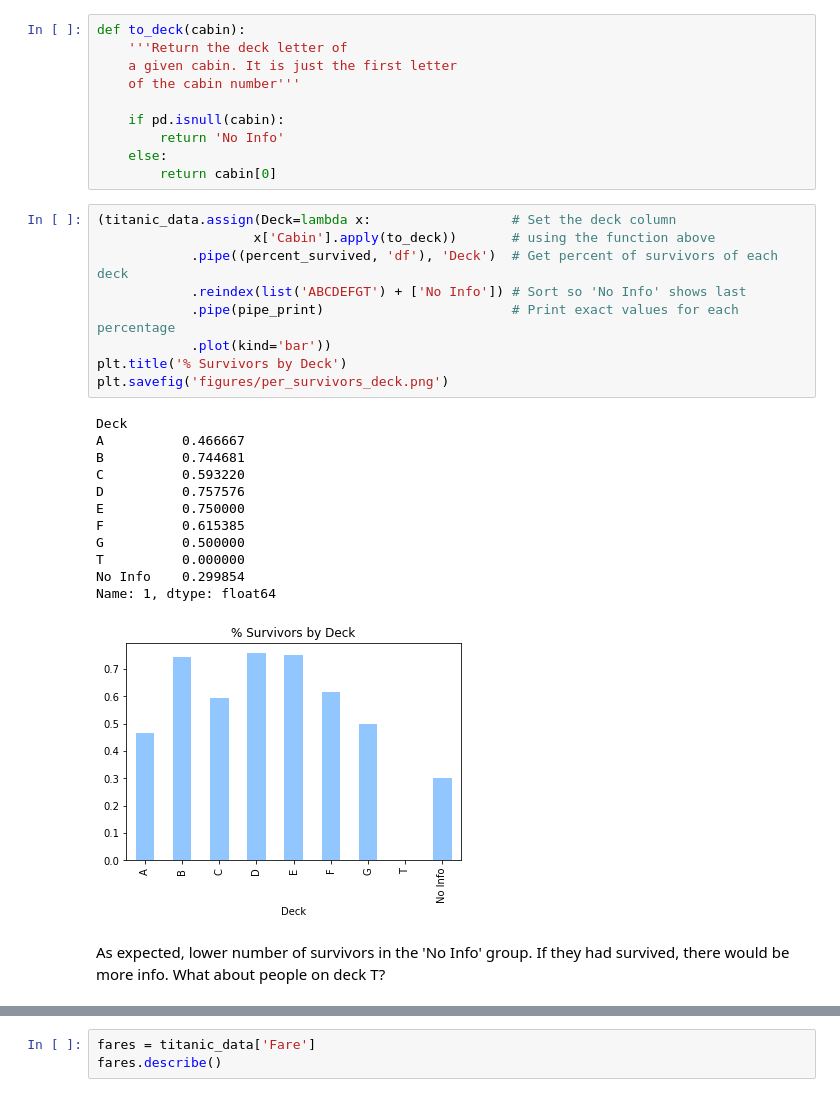
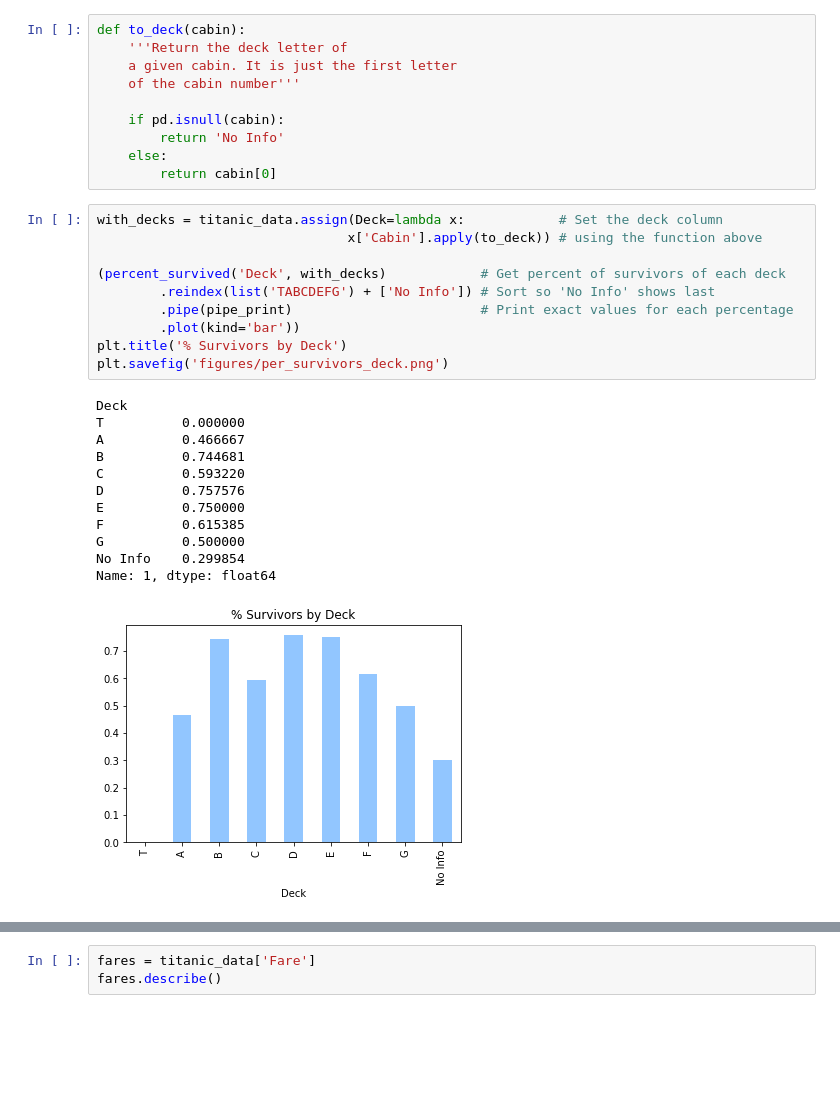
Before and after one commit to ppkn/udacity-titanic, a Jupyter notebook: Analysis of Titanic Dataset.ipynb, the cells around one changed output, grey strips where cells are left out. Cells and saved outputs as stored; diff of their text form; blank space fills up the shorter version.

```diff
--- a/Analysis of Titanic Dataset.ipynb
+++ b/Analysis of Titanic Dataset.ipynb
@@ -179,26 +199,25 @@ def to_deck(cabin):
     else:
         return cabin[0]
 # %%
-(titanic_data.assign(Deck=lambda x:                  # Set the deck column
-                    x['Cabin'].apply(to_deck))       # using the function above
-            .pipe((percent_survived, 'df'), 'Deck')  # Get percent of survivors of each deck
-            .reindex(list('ABCDEFGT') + ['No Info']) # Sort so 'No Info' shows last
-            .pipe(pipe_print)                        # Print exact values for each percentage
-            .plot(kind='bar'))
+with_decks = titanic_data.assign(Deck=lambda x:            # Set the deck column
+                                x['Cabin'].apply(to_deck)) # using the function above
+
+(percent_survived('Deck', with_decks)            # Get percent of survivors of each deck
+        .reindex(list('TABCDEFG') + ['No Info']) # Sort so 'No Info' shows last
+        .pipe(pipe_print)                        # Print exact values for each percentage
+        .plot(kind='bar'))
 plt.title('% Survivors by Deck')
 plt.savefig('figures/per_survivors_deck.png')
 # %% [output]
 Deck
+T          0.000000
 A          0.466667
 B          0.744681
 C          0.593220
 D          0.757576
 E          0.750000
 F          0.615385
 G          0.500000
-T          0.000000
 No Info    0.299854
 Name: 1, dtype: float64
-[figure, old version]
+[figure, new version]
-# %% [markdown]
-As expected, lower number of survivors in the 'No Info' group. If they had survived, there would be more info. What about people on deck T?
```
Also changed, not shown: parts of 44 cells of this notebook, 2 other files.
